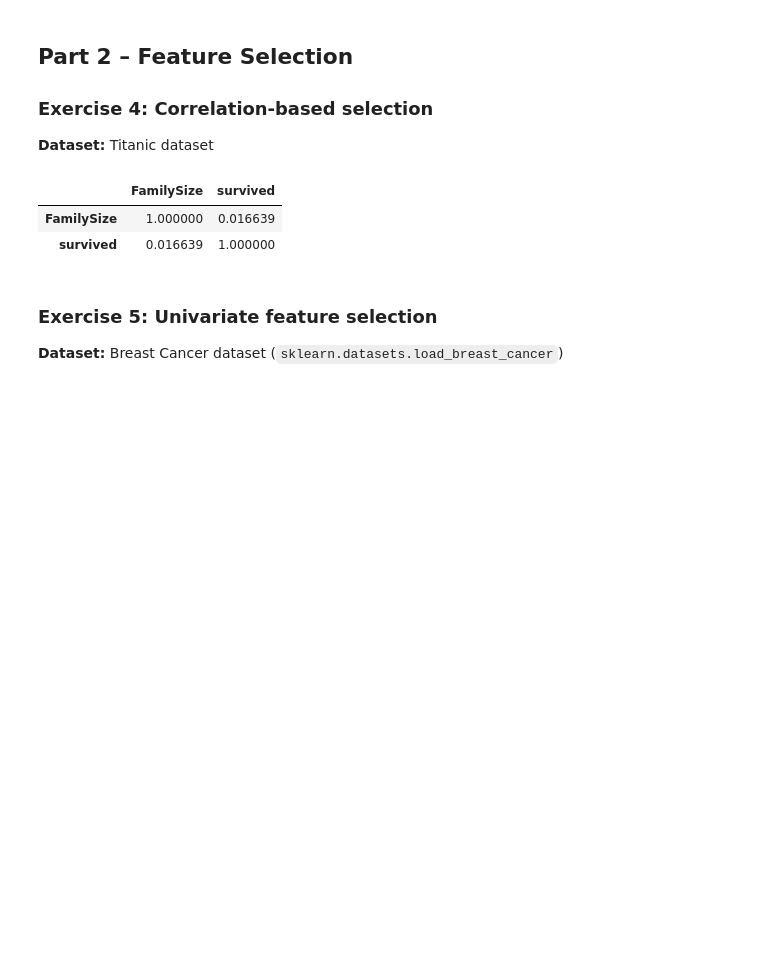
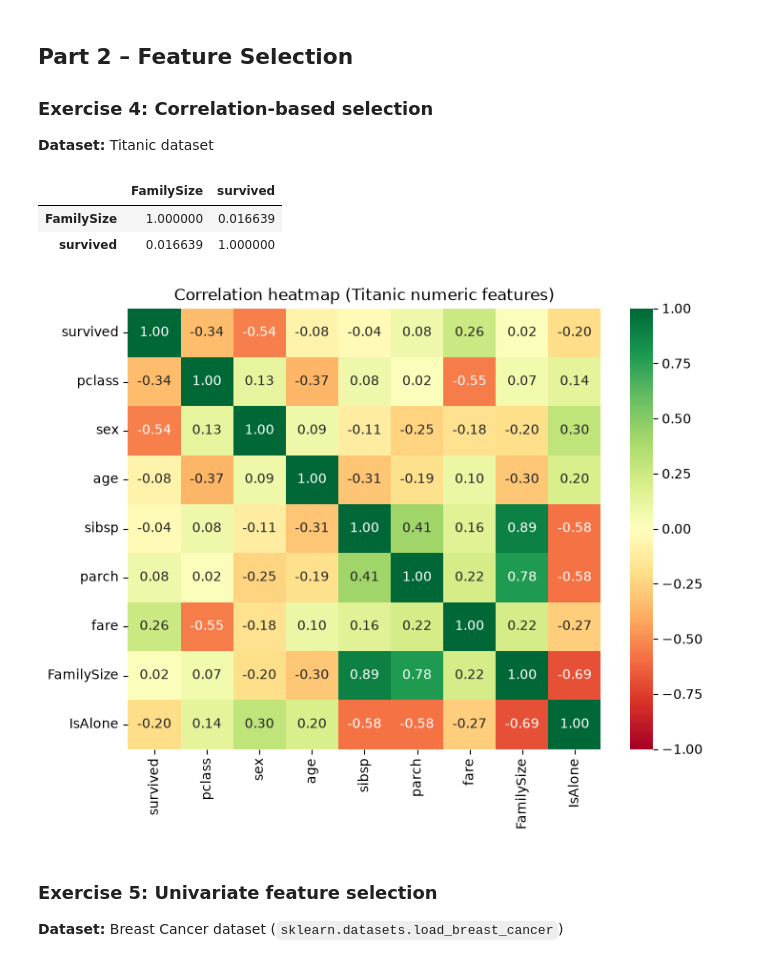
Before and after one commit to DanTheApe/code, a Jupyter notebook: ai_and_machine_lurning/undervisning/feature_engineering_selection_exercises.ipynb, the cells around one changed output. Saved outputs shown, nothing was run; the diff lists cells and outputs as text; code cells hidden in the pictures; blank space fills up the shorter version.

```diff
--- a/ai_and_machine_lurning/undervisning/feature_engineering_selection_exercises.ipynb
+++ b/ai_and_machine_lurning/undervisning/feature_engineering_selection_exercises.ipynb
@@ -119,6 +119,20 @@ c_matrix.head() # <-- viser kunn FamilySize og survived pga. sibsp og FamiliSize
 |  | FamilySize | survived |
 | FamilySize | 1.000000 | 0.016639 |
 | survived | 0.016639 | 1.000000 |
+# %%
+import matplotlib.pyplot as plt
+
+# Visualize correlations across all relevant numeric columns (not just the 3 above)
+num_cols = ['survived', 'pclass', 'sex', 'age', 'sibsp', 'parch', 'fare', 'FamilySize', 'IsAlone']
+full_corr = titanic[num_cols].corr()
+
+plt.figure(figsize=(8, 6))
+sns.heatmap(full_corr, annot=True, fmt=".2f", cmap="RdYlGn", vmin=-1, vmax=1)
+plt.title("Correlation heatmap (Titanic numeric features)")
+plt.show()
+# FamilySize/sibsp jump out immediately here (>0.85) without having to read the printed matrix
+# %% [output]
+[figure, added]
 # %% [markdown]
 ### Exercise 5: Univariate feature selection
 **Dataset:** Breast Cancer dataset (`sklearn.datasets.load_breast_cancer`)
```
